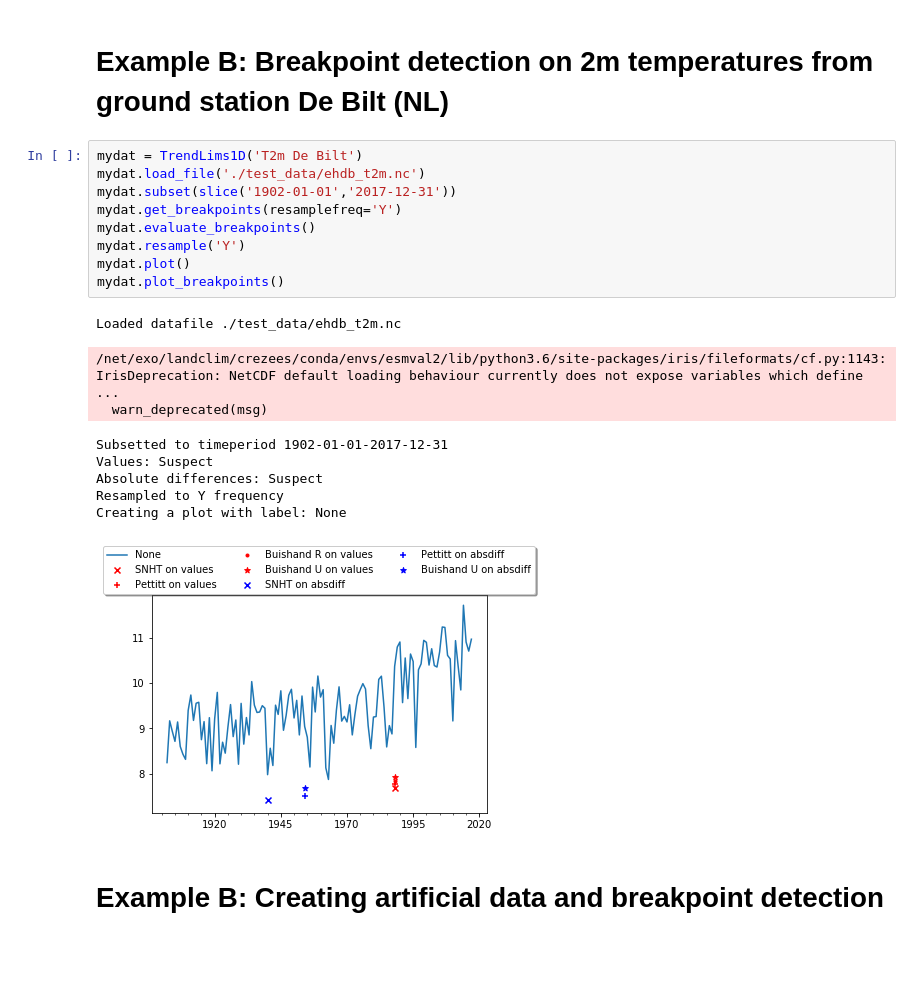
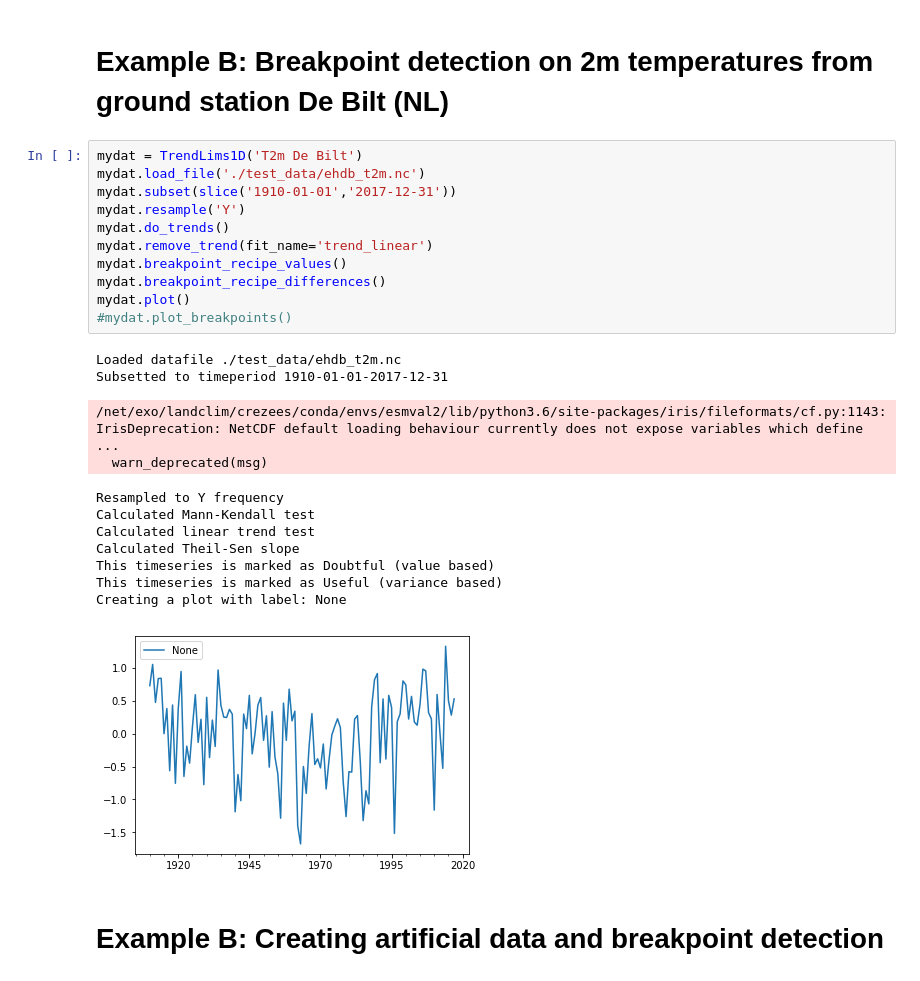
Before and after one commit to bascrezee/trend_framework, a Jupyter notebook: test_breakpoint_framework.ipynb, the cells around one changed output. Cells and saved outputs as stored; diff of their text form; blank space fills up the shorter version.

```diff
--- a/test_breakpoint_detection.ipynb
+++ b/test_breakpoint_framework.ipynb
@@ -49,22 +63,27 @@ Absolute differences: Useful
 # %%
 mydat = TrendLims1D('T2m De Bilt')
 mydat.load_file('./test_data/ehdb_t2m.nc')
-mydat.subset(slice('1902-01-01','2017-12-31'))
-mydat.get_breakpoints(resamplefreq='Y')
-mydat.evaluate_breakpoints()
+mydat.subset(slice('1910-01-01','2017-12-31'))
 mydat.resample('Y')
+mydat.do_trends()
+mydat.remove_trend(fit_name='trend_linear')
+mydat.breakpoint_recipe_values()
+mydat.breakpoint_recipe_differences()
 mydat.plot()
-mydat.plot_breakpoints()
+#mydat.plot_breakpoints()
 # %% [output]
 Loaded datafile ./test_data/ehdb_t2m.nc
+Subsetted to timeperiod 1910-01-01-2017-12-31
 /net/exo/landclim/crezees/conda/envs/esmval2/lib/python3.6/site-packages/iris/fileformats/cf.py:1143: IrisDeprecation: NetCDF default loading behaviour currently does not expose variables which define ...
   warn_deprecated(msg)
-Subsetted to timeperiod 1902-01-01-2017-12-31
-Values: Suspect
-Absolute differences: Suspect
 Resampled to Y frequency
+Calculated Mann-Kendall test
+Calculated linear trend test
+Calculated Theil-Sen slope
+This timeseries is marked as Doubtful (value based)
+This timeseries is marked as Useful (variance based)
 Creating a plot with label: None
-[figure, old version]
+[figure, new version]
 # %% [markdown]
 # Example B: Creating artificial data and breakpoint detection
 # %%
```
Also changed, not shown: parts of 5 cells of this notebook, 2 other files.
